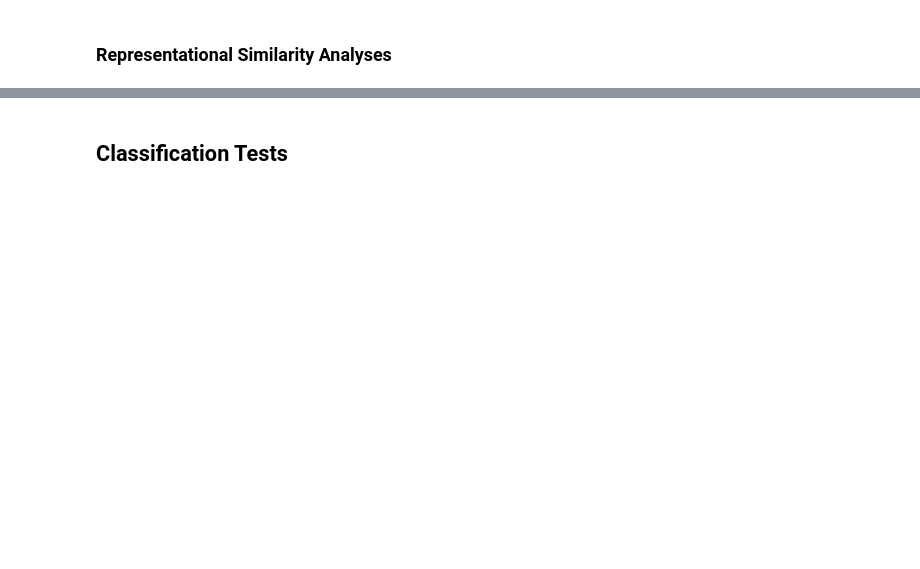
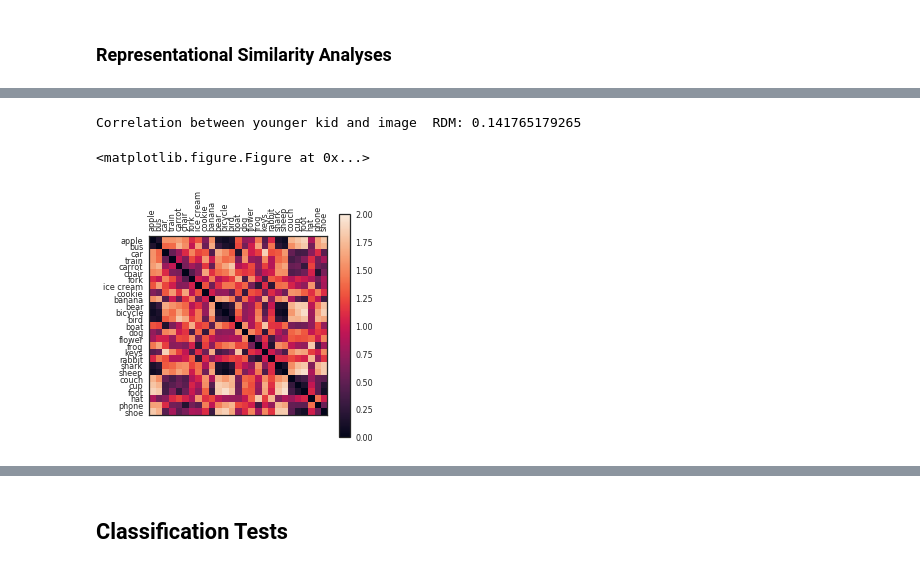
Before and after one commit to brialorelle/kiddraw, a Jupyter notebook: analysis/museumdraw/python/analyze_features_museumdraw_e1_bria.ipynb, the cells around one changed output, grey strips where cells are left out. Cells and saved outputs as stored; diff of their text form; code cells hidden in the pictures; blank space fills up the shorter version.

```diff
--- a/analysis/museumdraw/python/analyze_features_museumdraw_e1_bria.ipynb
+++ b/analysis/museumdraw/python/analyze_features_museumdraw_e1_bria.ipynb
@@ -544,9 +583,18 @@ ORDM = get_and_plot_RDM(meta, feat,'older',sort_inds,layer_ind)
 # %%
 ## get RDM for younger kids (3,4,5,6)
 ind = KM.index[KM['coarse_age'] == 'younger']
 meta = KM.loc[ind]
 feat = KF[ind.tolist()]
 YRDM = get_and_plot_RDM(meta, feat,'younger',sort_inds,layer_ind)
+
+dim = IRDM.shape[0]
+cor = stats.spearmanr(np.ravel(IRDM[np.triu_indices(dim,k=1)]),np.ravel(YRDM[np.triu_indices(dim,k=1)]))[0]
+print 'Correlation between younger kid and image  RDM: {}'.format(cor)
+print ' '
+# %% [output]
+Correlation between younger kid and image  RDM: 0.141765179265
+<matplotlib.figure.Figure at 0x...>
+[figure, added]
 # %%
 ## print fc7 cross-cohort correlations
 
```
Also changed, not shown: parts of 107 cells of this notebook, 1 other file.
